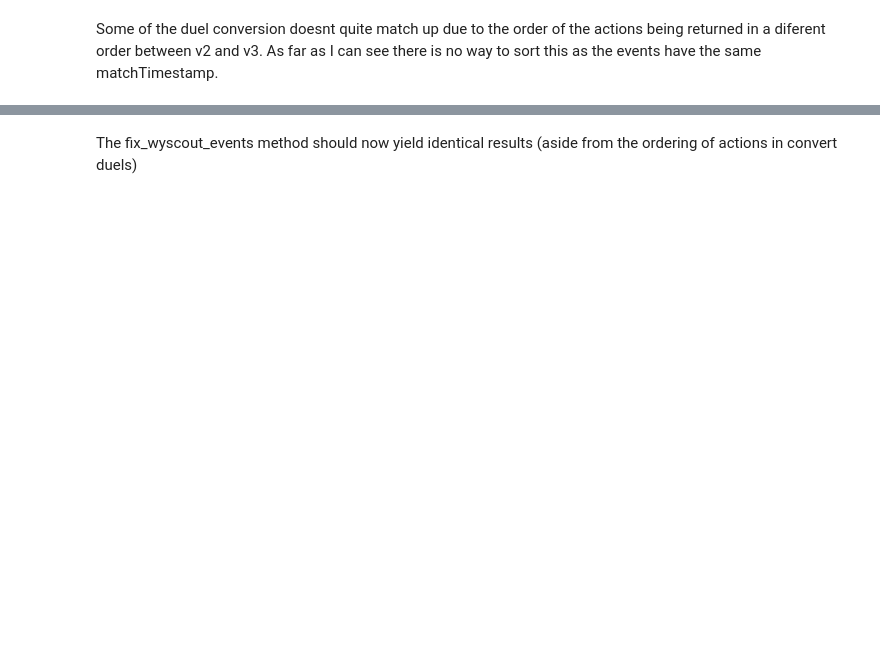
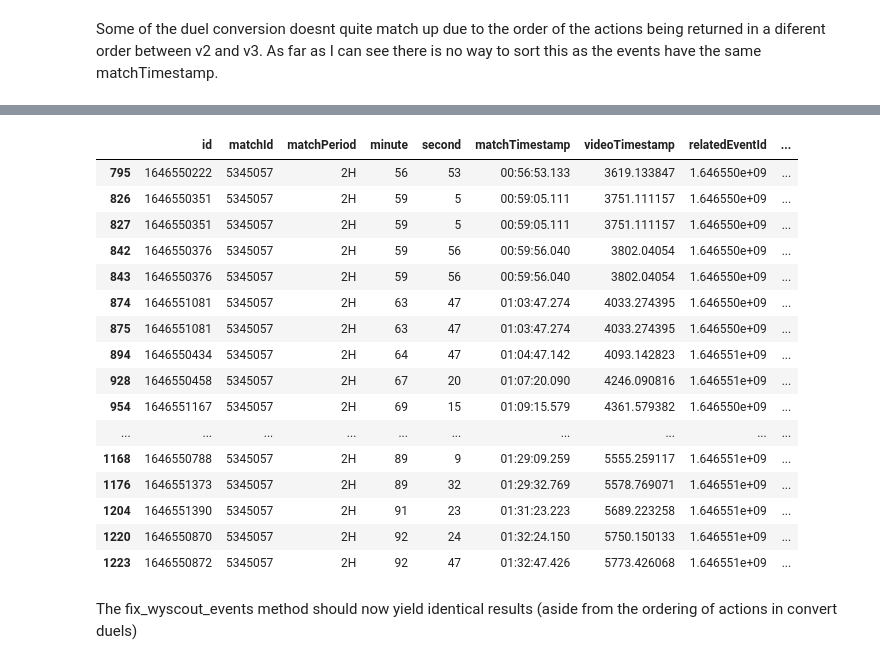
Before and after one commit to liammoore44/wyscout-spadl-conversion, a Jupyter notebook: test_notebooks/Wyscout-conversion.ipynb, the cells around one changed output, grey strips where cells are left out. Cells and saved outputs as stored; diff of their text form; code cells hidden in the pictures; blank space fills up the shorter version.

```diff
--- a/test_notebooks/Wyscout-conversion.ipynb
+++ b/test_notebooks/Wyscout-conversion.ipynb
@@ -410,3 +497,23 @@ events.loc[events["subtype_id"].isin([10])]
+# %%
+interception_passes_v3.loc[interception_passes_v3.type_primary=="interception"].tail(30)
+# %% [output]
+|  | id | matchId | matchPeriod | minute | second | matchTimestamp | videoTimestamp | relatedEventId | ... |
+| 795 | 1646550222 | 5345057 | 2H | 56 | 53 | 00:56:53.133 | 3619.133847 | 1.646550e+09 | ... |
+| 826 | 1646550351 | 5345057 | 2H | 59 | 5 | 00:59:05.111 | 3751.111157 | 1.646550e+09 | ... |
+| 827 | 1646550351 | 5345057 | 2H | 59 | 5 | 00:59:05.111 | 3751.111157 | 1.646550e+09 | ... |
+| 842 | 1646550376 | 5345057 | 2H | 59 | 56 | 00:59:56.040 | 3802.04054 | 1.646550e+09 | ... |
+| 843 | 1646550376 | 5345057 | 2H | 59 | 56 | 00:59:56.040 | 3802.04054 | 1.646550e+09 | ... |
+| 874 | 1646551081 | 5345057 | 2H | 63 | 47 | 01:03:47.274 | 4033.274395 | 1.646550e+09 | ... |
+| 875 | 1646551081 | 5345057 | 2H | 63 | 47 | 01:03:47.274 | 4033.274395 | 1.646550e+09 | ... |
+| 894 | 1646550434 | 5345057 | 2H | 64 | 47 | 01:04:47.142 | 4093.142823 | 1.646551e+09 | ... |
+| 928 | 1646550458 | 5345057 | 2H | 67 | 20 | 01:07:20.090 | 4246.090816 | 1.646551e+09 | ... |
+| 954 | 1646551167 | 5345057 | 2H | 69 | 15 | 01:09:15.579 | 4361.579382 | 1.646550e+09 | ... |
+| ... | ... | ... | ... | ... | ... | ... | ... | ... | ... |
+| 1168 | 1646550788 | 5345057 | 2H | 89 | 9 | 01:29:09.259 | 5555.259117 | 1.646551e+09 | ... |
+| 1176 | 1646551373 | 5345057 | 2H | 89 | 32 | 01:29:32.769 | 5578.769071 | 1.646551e+09 | ... |
+| 1204 | 1646551390 | 5345057 | 2H | 91 | 23 | 01:31:23.223 | 5689.223258 | 1.646551e+09 | ... |
+| 1220 | 1646550870 | 5345057 | 2H | 92 | 24 | 01:32:24.150 | 5750.150133 | 1.646551e+09 | ... |
+| 1223 | 1646550872 | 5345057 | 2H | 92 | 47 | 01:32:47.426 | 5773.426068 | 1.646551e+09 | ... |
 # %%
 from socceraction.spadl.wyscout_v3 import convert_touches as convert_touches_v3
 
```
Also changed, not shown: parts of 69 cells of this notebook, 3 other files.
